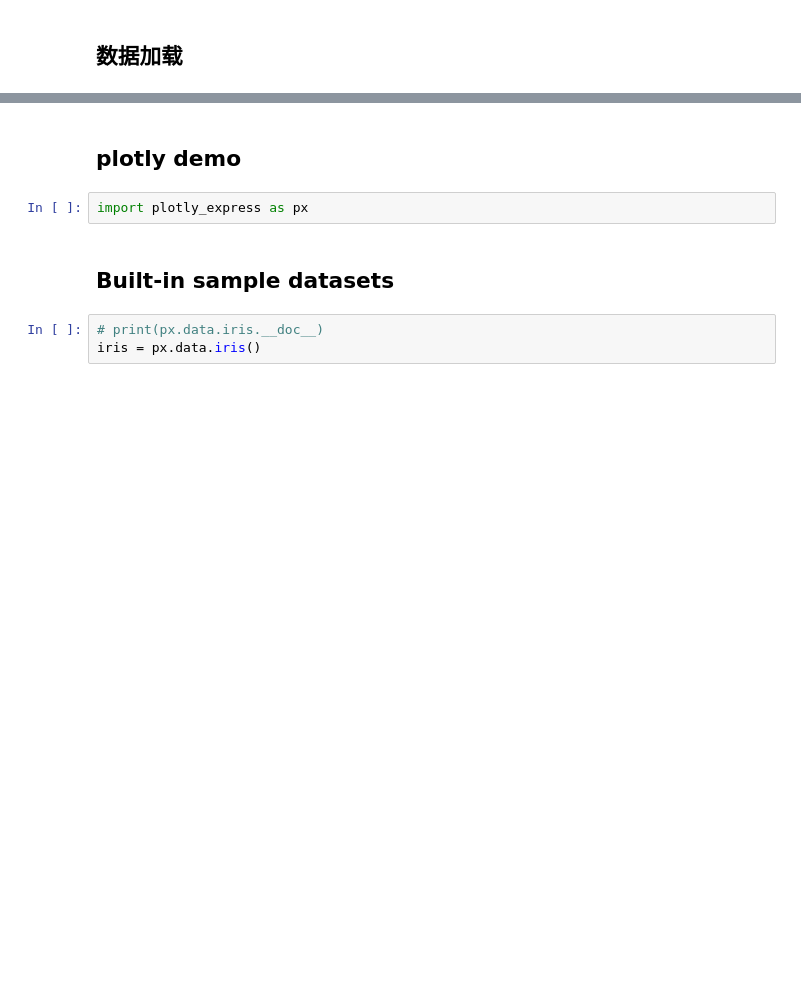
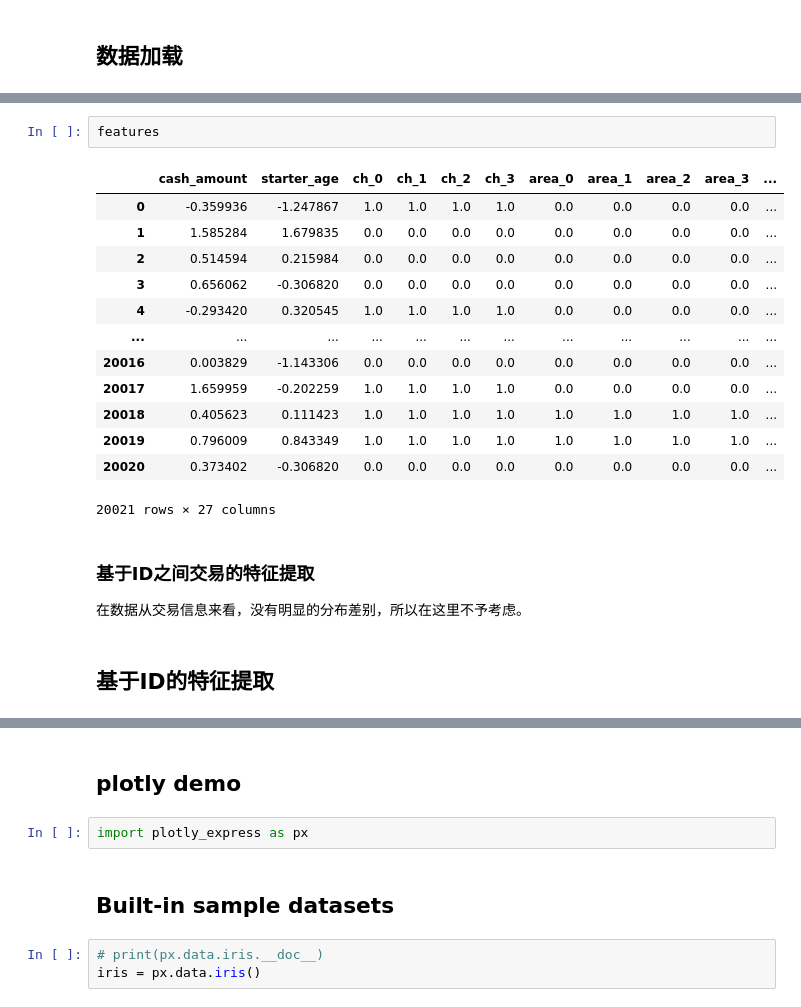
Before and after one commit to DonYum/blog, a Jupyter notebook: _notebooks/2020-04-18-Ali-Ant.ipynb, the cells around one changed output, grey strips where cells are left out. Drawn from its saved outputs; the diff is of its cells as text; blank space fills up the shorter version.

```diff
--- a/_notebooks/2020-04-18-Ali-Ant.ipynb
+++ b/_notebooks/2020-04-18-Ali-Ant.ipynb
@@ -30,0 +213,22 @@ from tqdm import tqdm_notebook as tqdm
+# %%
+features
+# %% [output]
+|  | cash_amount | starter_age | ch_0 | ch_1 | ch_2 | ch_3 | area_0 | area_1 | area_2 | area_3 | ... |
+| 0 | -0.359936 | -1.247867 | 1.0 | 1.0 | 1.0 | 1.0 | 0.0 | 0.0 | 0.0 | 0.0 | ... |
+| 1 | 1.585284 | 1.679835 | 0.0 | 0.0 | 0.0 | 0.0 | 0.0 | 0.0 | 0.0 | 0.0 | ... |
+| 2 | 0.514594 | 0.215984 | 0.0 | 0.0 | 0.0 | 0.0 | 0.0 | 0.0 | 0.0 | 0.0 | ... |
+| 3 | 0.656062 | -0.306820 | 0.0 | 0.0 | 0.0 | 0.0 | 0.0 | 0.0 | 0.0 | 0.0 | ... |
+| 4 | -0.293420 | 0.320545 | 1.0 | 1.0 | 1.0 | 1.0 | 0.0 | 0.0 | 0.0 | 0.0 | ... |
+| ... | ... | ... | ... | ... | ... | ... | ... | ... | ... | ... | ... |
+| 20016 | 0.003829 | -1.143306 | 0.0 | 0.0 | 0.0 | 0.0 | 0.0 | 0.0 | 0.0 | 0.0 | ... |
+| 20017 | 1.659959 | -0.202259 | 1.0 | 1.0 | 1.0 | 1.0 | 0.0 | 0.0 | 0.0 | 0.0 | ... |
+| 20018 | 0.405623 | 0.111423 | 1.0 | 1.0 | 1.0 | 1.0 | 1.0 | 1.0 | 1.0 | 1.0 | ... |
+| 20019 | 0.796009 | 0.843349 | 1.0 | 1.0 | 1.0 | 1.0 | 1.0 | 1.0 | 1.0 | 1.0 | ... |
+| 20020 | 0.373402 | -0.306820 | 0.0 | 0.0 | 0.0 | 0.0 | 0.0 | 0.0 | 0.0 | 0.0 | ... |
+20021 rows × 27 columns
+# %% [markdown]
+### 基于ID之间交易的特征提取
+
+在数据从交易信息来看，没有明显的分布差别，所以在这里不予考虑。
+# %% [markdown]
+## 基于ID的特征提取
```
Also changed, not shown: parts of 51 cells of this notebook.
